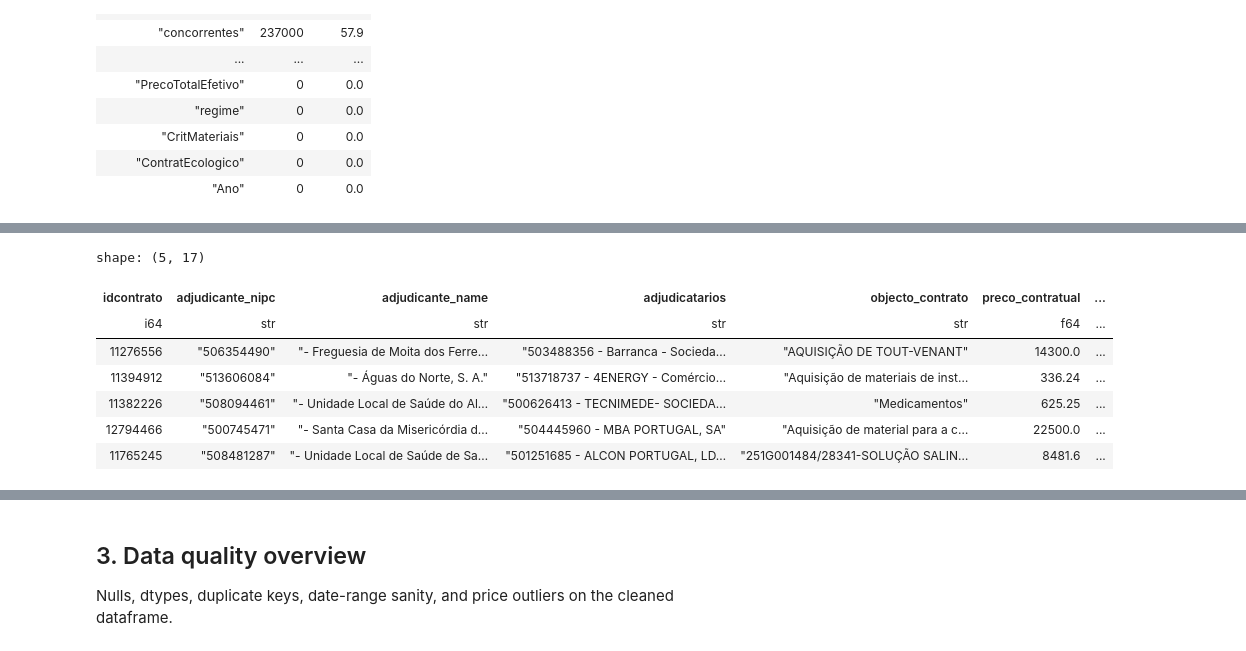
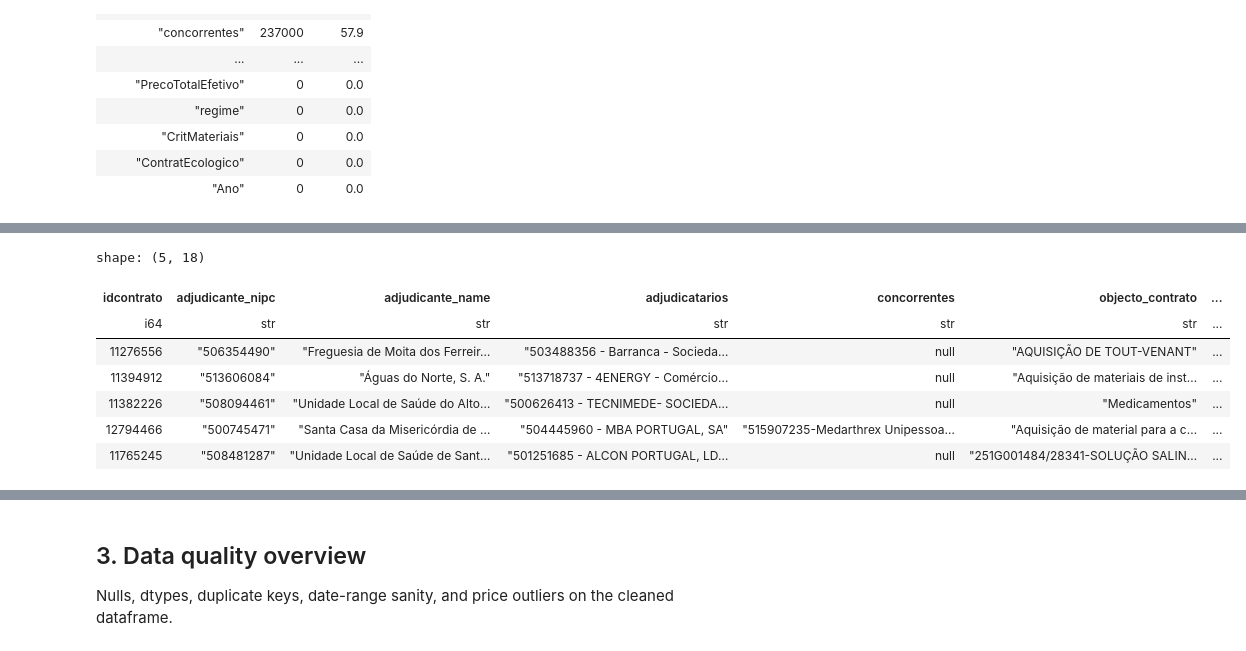
Before and after one commit to neiro-data/portal-base-data-analysis, a Jupyter notebook: notebooks/procurement_analysis.ipynb, the cells around one changed output, grey strips where cells are left out. Saved outputs shown, nothing was run; the diff lists cells and outputs as text; code cells hidden in the pictures.

```diff
--- a/notebooks/procurement_analysis.ipynb
+++ b/notebooks/procurement_analysis.ipynb
@@ -167,43 +168,45 @@ This mirrors — and is a subset of — the `contracts` table columns in `SCHEMA
 keeps a couple more fields than this notebook does for brevity.
 # %%
 def split_packed(col: str, nipc_alias: str, name_alias: str) -> list[pl.Expr]:
-    """Split a packed 'NIPC name' string into two columns, mirroring xlsx_ingest.py."""
+    """Split a packed 'NIPC - name' string into two columns, mirroring xlsx_ingest.py."""
     parts = pl.col(col).str.strip_chars().str.splitn(" ", 2)
     return [
         parts.struct.field("field_0").alias(nipc_alias),
-        parts.struct.field("field_1").alias(name_alias),
+        # drop the "- " separator left over after splitting on the first space
+        parts.struct.field("field_1").str.strip_prefix("- ").alias(name_alias),
     ]
 
 contracts = (
     contracts_raw
     .with_columns(split_packed("adjudicante", "adjudicante_nipc", "adjudicante_name"))
     .select(
         pl.col("idcontrato"),
         pl.col("adjudicante_nipc"),
         pl.col("adjudicante_name"),
         pl.col("adjudicatarios"),
+        pl.col("concorrentes"),
         pl.col("objectoContrato").alias("objecto_contrato"),
         pl.col("precoContratual").alias("preco_contratual"),
         pl.col("PrecoTotalEfetivo").alias("preco_total_efetivo"),
         pl.col("dataPublicacao").alias("data_publicacao"),
         pl.col("dataCelebracaoContrato").alias("data_celebracao"),
         pl.col("dataFechoContrato").alias("data_fecho"),
         pl.col("CPV").alias("cpv"),
         pl.col("NUTs").alias("nuts"),
         pl.col("Ano").alias("ano"),
         pl.col("tipoContrato").alias("tipo_contrato"),
         pl.col("tipoprocedimento").alias("tipo_procedimento"),
         pl.col("adjudicatarioPMEs").alias("adjudicatario_pmes"),
         pl.col("prazoExecucao").alias("prazo_execucao"),
     )
 )
 contracts.head()
 # %% [output]
-shape: (5, 17)
+shape: (5, 18)
-| idcontrato | adjudicante_nipc | adjudicante_name | adjudicatarios | objecto_contrato | preco_contratual | ... |
-| i64 | str | str | str | str | f64 | ... |
-| 11276556 | "506354490" | "- Freguesia de Moita dos Ferre… | "503488356 - Barranca - Socieda… | "AQUISIÇÃO DE TOUT-VENANT" | 14300.0 | ... |
-| 11394912 | "513606084" | "- Águas do Norte, S. A." | "513718737 - 4ENERGY - Comércio… | "Aquisição de materiais de inst… | 336.24 | ... |
-| 11382226 | "508094461" | "- Unidade Local de Saúde do Al… | "500626413 - TECNIMEDE- SOCIEDA… | "Medicamentos" | 625.25 | ... |
-| 12794466 | "500745471" | "- Santa Casa da Misericórdia d… | "504445960 - MBA PORTUGAL, SA" | "Aquisição de material para a c… | 22500.0 | ... |
-| 11765245 | "508481287" | "- Unidade Local de Saúde de Sa… | "501251685 - ALCON PORTUGAL, LD… | "251G001484/28341-SOLUÇÃO SALIN… | 8481.6 | ... |
+| idcontrato | adjudicante_nipc | adjudicante_name | adjudicatarios | concorrentes | objecto_contrato | ... |
+| i64 | str | str | str | str | str | ... |
+| 11276556 | "506354490" | "Freguesia de Moita dos Ferreir… | "503488356 - Barranca - Socieda… | null | "AQUISIÇÃO DE TOUT-VENANT" | ... |
+| 11394912 | "513606084" | "Águas do Norte, S. A." | "513718737 - 4ENERGY - Comércio… | null | "Aquisição de materiais de inst… | ... |
+| 11382226 | "508094461" | "Unidade Local de Saúde do Alto… | "500626413 - TECNIMEDE- SOCIEDA… | null | "Medicamentos" | ... |
+| 12794466 | "500745471" | "Santa Casa da Misericórdia de … | "504445960 - MBA PORTUGAL, SA" | "515907235-Medarthrex Unipessoa… | "Aquisição de material para a c… | ... |
+| 11765245 | "508481287" | "Unidade Local de Saúde de Sant… | "501251685 - ALCON PORTUGAL, LD… | null | "251G001484/28341-SOLUÇÃO SALIN… | ... |
```
Also changed, not shown: parts of 14 cells of this notebook.
